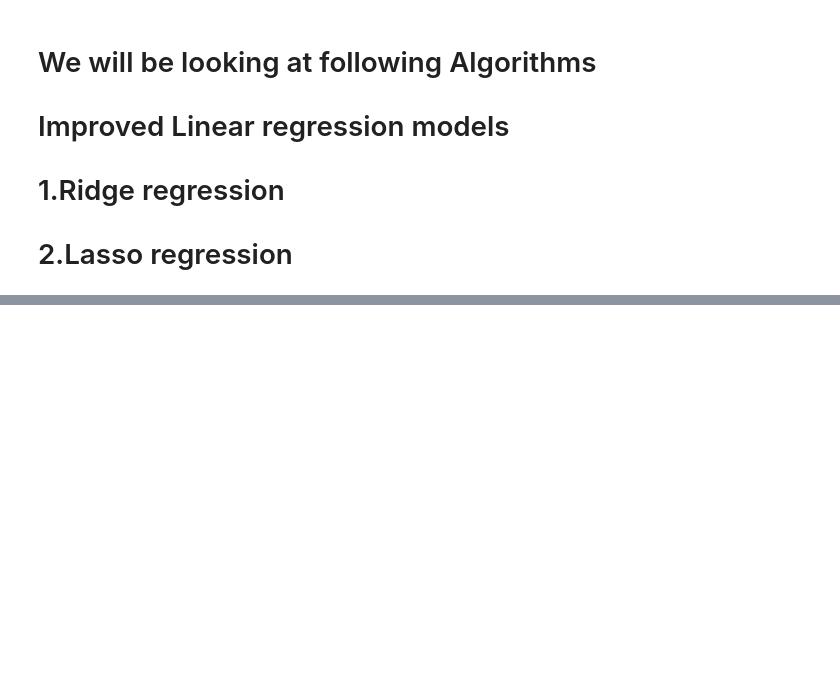
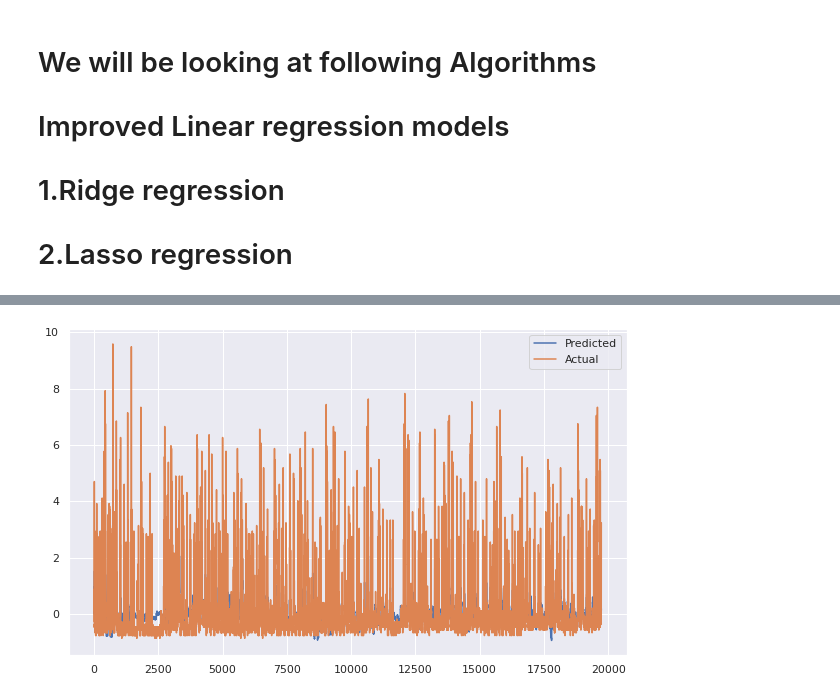
Before and after one commit to anasjy/appliance-energy-prediction, a Jupyter notebook: Appliance_energy_prediction.ipynb, the cells around one changed output, grey strips where cells are left out. Saved outputs shown, nothing was run; the diff lists cells and outputs as text; code cells hidden in the pictures; blank space fills up the shorter version.

```diff
--- a/Appliance_energy_prediction.ipynb
+++ b/Appliance_energy_prediction.ipynb
@@ -479,0 +694,8 @@ Name: Appliances, dtype: float64
+# %%
+plt.figure(figsize=(10,6))
+plt.plot((y_pred_r))
+plt.plot((np.array(test_y)))
+plt.legend(["Predicted","Actual"])
+plt.show()
+# %% [output]
+[figure, added]
```
Also changed, not shown: parts of 49 cells of this notebook.
